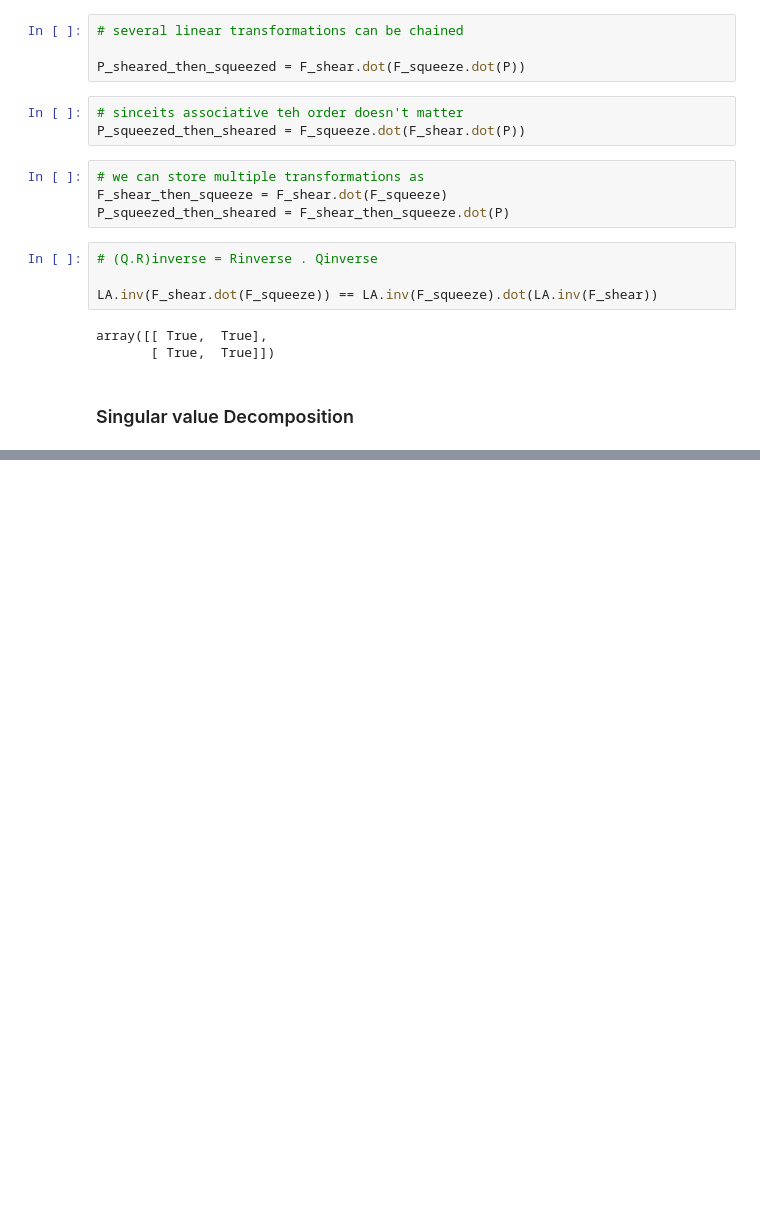
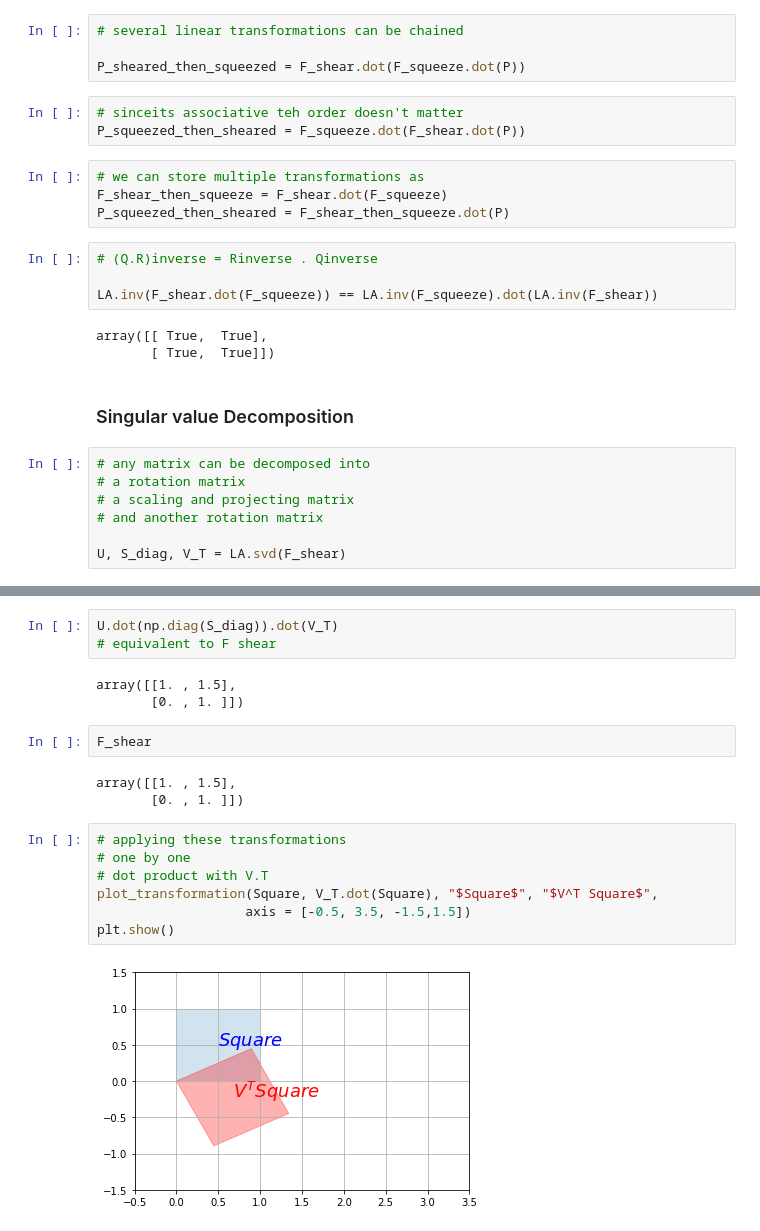
Before and after one commit to fanbyprinciple/hands_on_ml, a Jupyter notebook: maths/Linear Algebra.ipynb, the cells around one changed output, grey strips where cells are left out. Saved outputs shown, nothing was run; the diff lists cells and outputs as text; blank space fills up the shorter version.

```diff
--- a/maths/Linear Algebra.ipynb
+++ b/maths/Linear Algebra.ipynb
@@ -955,3 +955,10 @@ array([[ True,  True],
        [ True,  True]])
 # %% [markdown]
 ### Singular value Decomposition
+# %%
+# any matrix can be decomposed into
+# a rotation matrix
+# a scaling and projecting matrix
+# and another rotation matrix
+
+U, S_diag, V_T = LA.svd(F_shear)
@@ -957,0 +986,20 @@ array([[ True,  True],
+# %%
+U.dot(np.diag(S_diag)).dot(V_T)
+# equivalent to F shear
+# %% [output]
+array([[1. , 1.5],
+       [0. , 1. ]])
+# %%
+F_shear
+# %% [output]
+array([[1. , 1.5],
+       [0. , 1. ]])
+# %%
+# applying these transformations
+# one by one
+# dot product with V.T
+plot_transformation(Square, V_T.dot(Square), "$Square$", "$V^T Square$",
+                   axis = [-0.5, 3.5, -1.5,1.5])
+plt.show()
+# %% [output]
+[figure, added]
```
Also changed, not shown: parts of 13 cells of this notebook, 5 other files.
